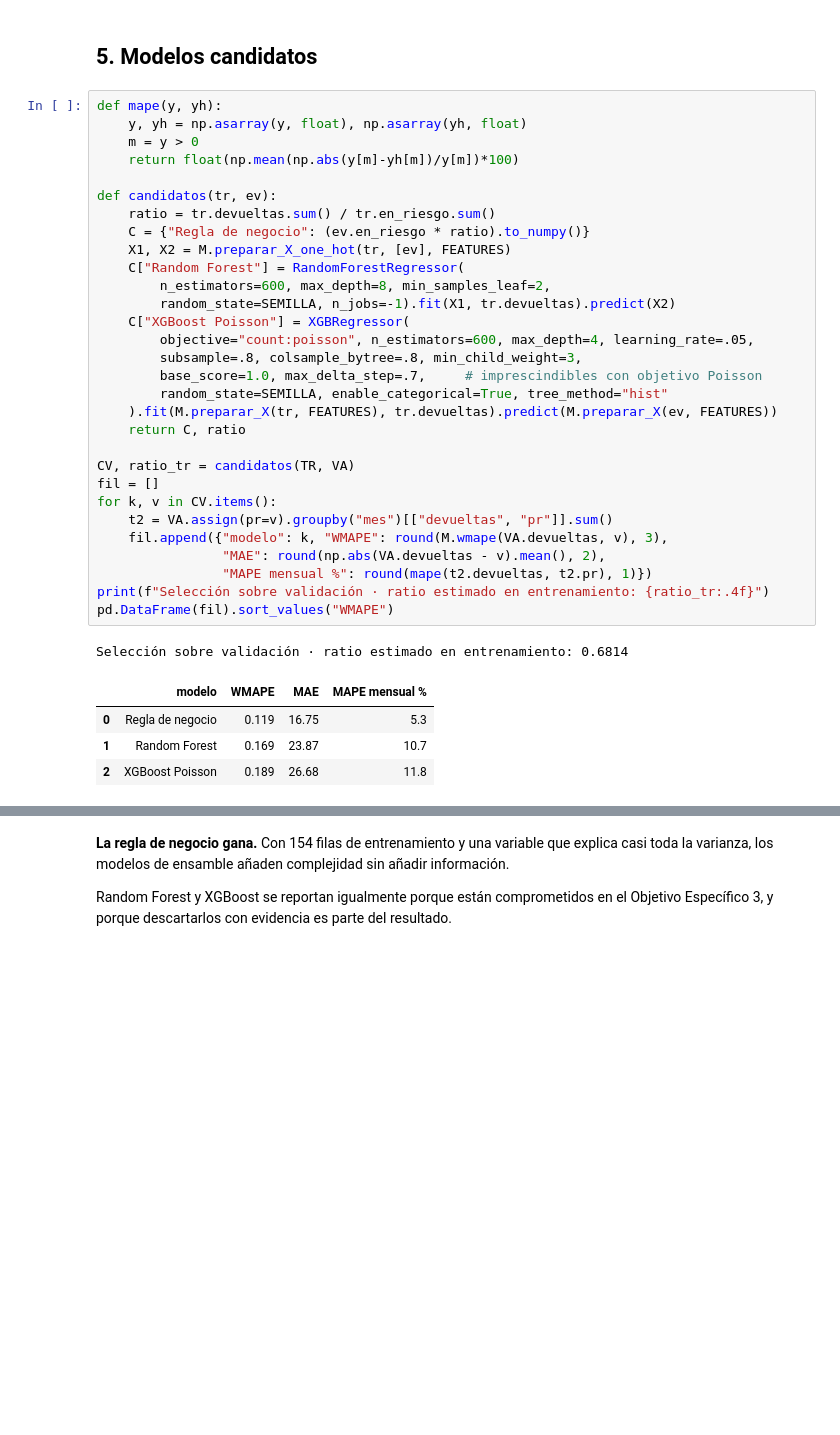
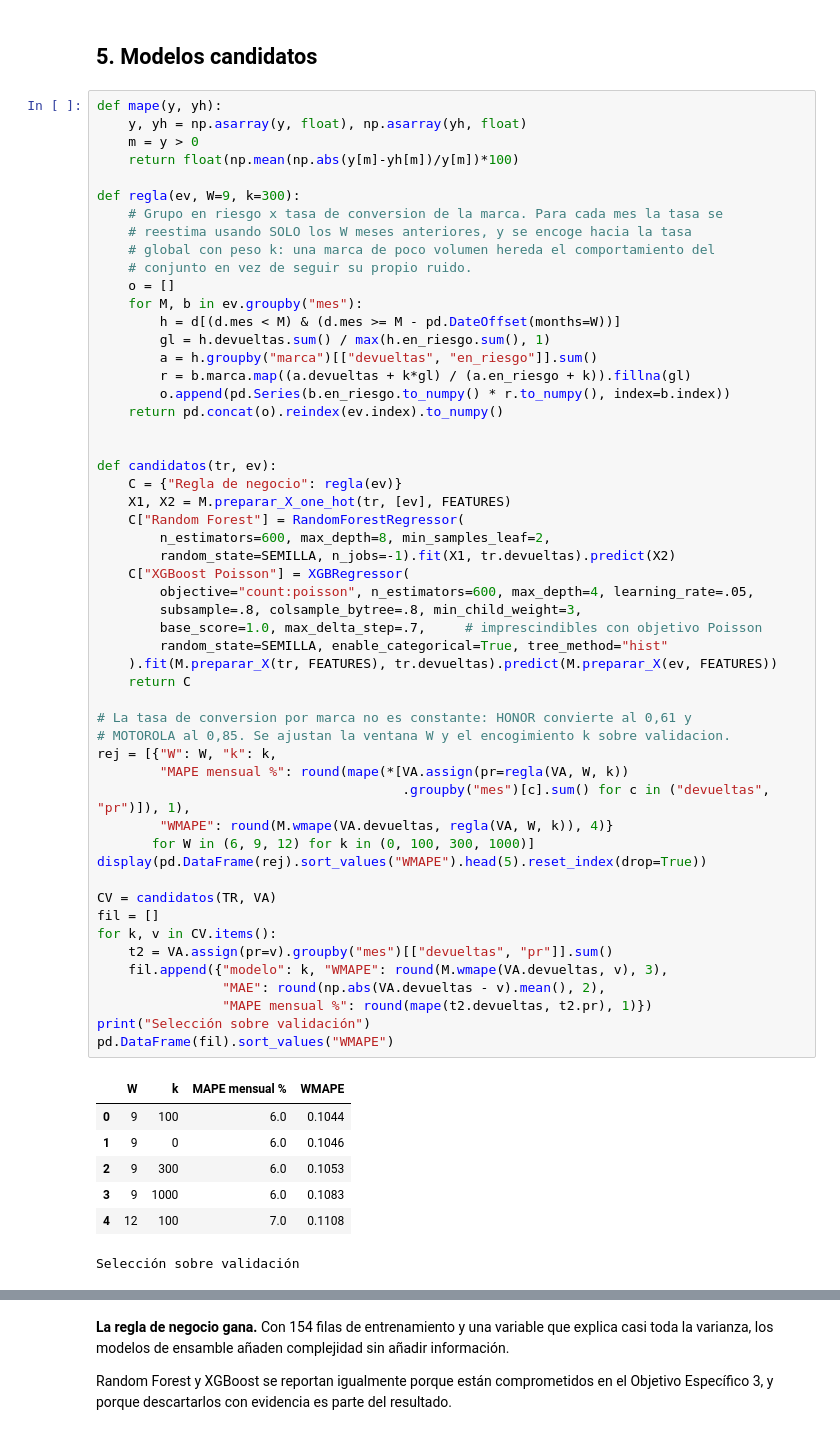
Before and after one commit to JimmyGuajan/capstone-devoluciones-udla, a Jupyter notebook: notebooks/04_modelo_final.ipynb, the cells around one changed output, grey strips where cells are left out. Saved outputs shown, nothing was run; the diff lists cells and outputs as text; blank space fills up the shorter version.

```diff
--- a/notebooks/04_modelo_final.ipynb
+++ b/notebooks/04_modelo_final.ipynb
@@ -243,36 +231,61 @@ artificial en los últimos meses.
 # %%
 def mape(y, yh):
     y, yh = np.asarray(y, float), np.asarray(yh, float)
     m = y > 0
     return float(np.mean(np.abs(y[m]-yh[m])/y[m])*100)
 
+def regla(ev, W=9, k=300):
+    # Grupo en riesgo x tasa de conversion de la marca. Para cada mes la tasa se
+    # reestima usando SOLO los W meses anteriores, y se encoge hacia la tasa
+    # global con peso k: una marca de poco volumen hereda el comportamiento del
+    # conjunto en vez de seguir su propio ruido.
+    o = []
+    for M, b in ev.groupby("mes"):
+        h = d[(d.mes < M) & (d.mes >= M - pd.DateOffset(months=W))]
+        gl = h.devueltas.sum() / max(h.en_riesgo.sum(), 1)
+        a = h.groupby("marca")[["devueltas", "en_riesgo"]].sum()
+        r = b.marca.map((a.devueltas + k*gl) / (a.en_riesgo + k)).fillna(gl)
+        o.append(pd.Series(b.en_riesgo.to_numpy() * r.to_numpy(), index=b.index))
+    return pd.concat(o).reindex(ev.index).to_numpy()
+
+
 def candidatos(tr, ev):
-    ratio = tr.devueltas.sum() / tr.en_riesgo.sum()
-    C = {"Regla de negocio": (ev.en_riesgo * ratio).to_numpy()}
+    C = {"Regla de negocio": regla(ev)}
     X1, X2 = M.preparar_X_one_hot(tr, [ev], FEATURES)
     C["Random Forest"] = RandomForestRegressor(
         n_estimators=600, max_depth=8, min_samples_leaf=2,
         random_state=SEMILLA, n_jobs=-1).fit(X1, tr.devueltas).predict(X2)
     C["XGBoost Poisson"] = XGBRegressor(
         objective="count:poisson", n_estimators=600, max_depth=4, learning_rate=.05,
         subsample=.8, colsample_bytree=.8, min_child_weight=3,
         base_score=1.0, max_delta_step=.7,     # imprescindibles con objetivo Poisson
         random_state=SEMILLA, enable_categorical=True, tree_method="hist"
     ).fit(M.preparar_X(tr, FEATURES), tr.devueltas).predict(M.preparar_X(ev, FEATURES))
-    return C, ratio
+    return C
 
-CV, ratio_tr = candidatos(TR, VA)
+# La tasa de conversion por marca no es constante: HONOR convierte al 0,61 y
+# MOTOROLA al 0,85. Se ajustan la ventana W y el encogimiento k sobre validacion.
+rej = [{"W": W, "k": k,
+        "MAPE mensual %": round(mape(*[VA.assign(pr=regla(VA, W, k))
+                                       .groupby("mes")[c].sum() for c in ("devueltas", "pr")]), 1),
+        "WMAPE": round(M.wmape(VA.devueltas, regla(VA, W, k)), 4)}
+       for W in (6, 9, 12) for k in (0, 100, 300, 1000)]
+display(pd.DataFrame(rej).sort_values("WMAPE").head(5).reset_index(drop=True))
+
+CV = candidatos(TR, VA)
 fil = []
 for k, v in CV.items():
     t2 = VA.assign(pr=v).groupby("mes")[["devueltas", "pr"]].sum()
     fil.append({"modelo": k, "WMAPE": round(M.wmape(VA.devueltas, v), 3),
                 "MAE": round(np.abs(VA.devueltas - v).mean(), 2),
                 "MAPE mensual %": round(mape(t2.devueltas, t2.pr), 1)})
-print(f"Selección sobre validación · ratio estimado en entrenamiento: {ratio_tr:.4f}")
+print("Selección sobre validación")
 pd.DataFrame(fil).sort_values("WMAPE")
 # %% [output]
+|  | W | k | MAPE mensual % | WMAPE |
+| 0 | 9 | 100 | 6.0 | 0.1044 |
+| 1 | 9 | 0 | 6.0 | 0.1046 |
+| 2 | 9 | 300 | 6.0 | 0.1053 |
+| 3 | 9 | 1000 | 6.0 | 0.1083 |
+| 4 | 12 | 100 | 7.0 | 0.1108 |
-Selección sobre validación · ratio estimado en entrenamiento: 0.6814
+Selección sobre validación
-|  | modelo | WMAPE | MAE | MAPE mensual % |
-| 0 | Regla de negocio | 0.119 | 16.75 | 5.3 |
-| 1 | Random Forest | 0.169 | 23.87 | 10.7 |
-| 2 | XGBoost Poisson | 0.189 | 26.68 | 11.8 |
```
Also changed, not shown: parts of 15 cells of this notebook, 6 other files.
